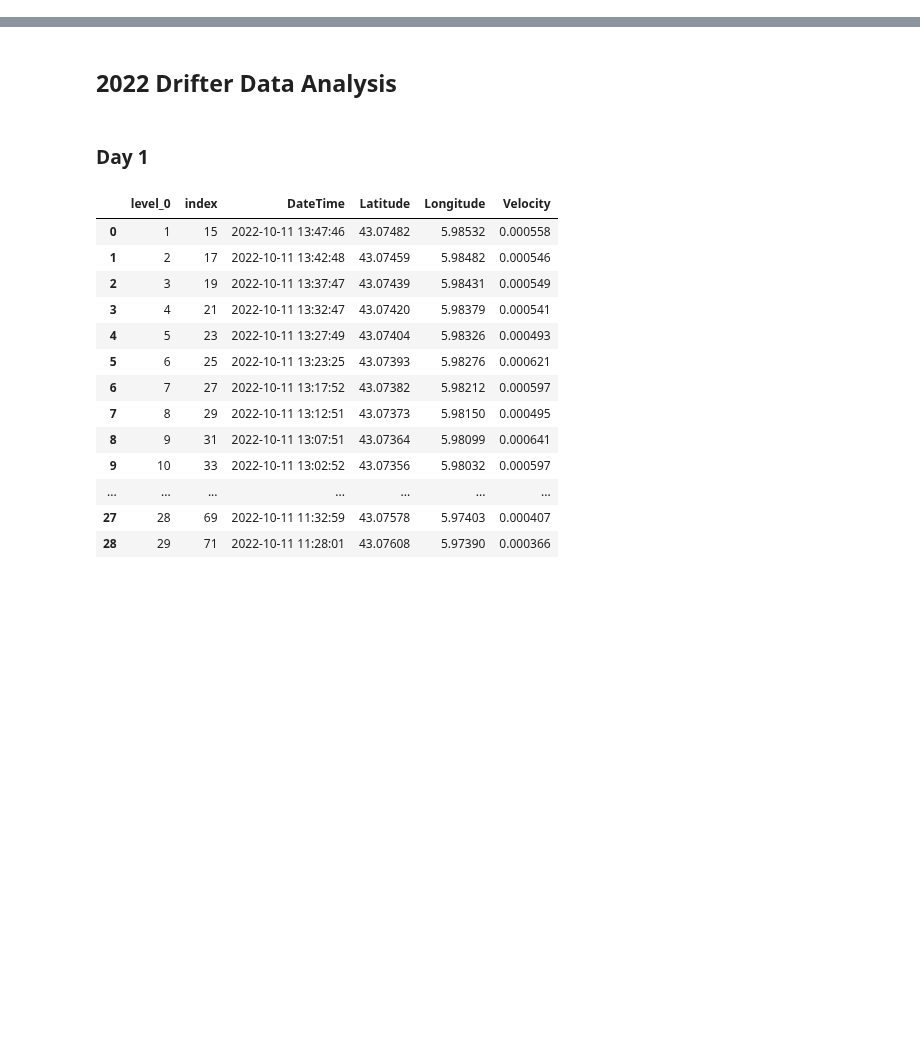
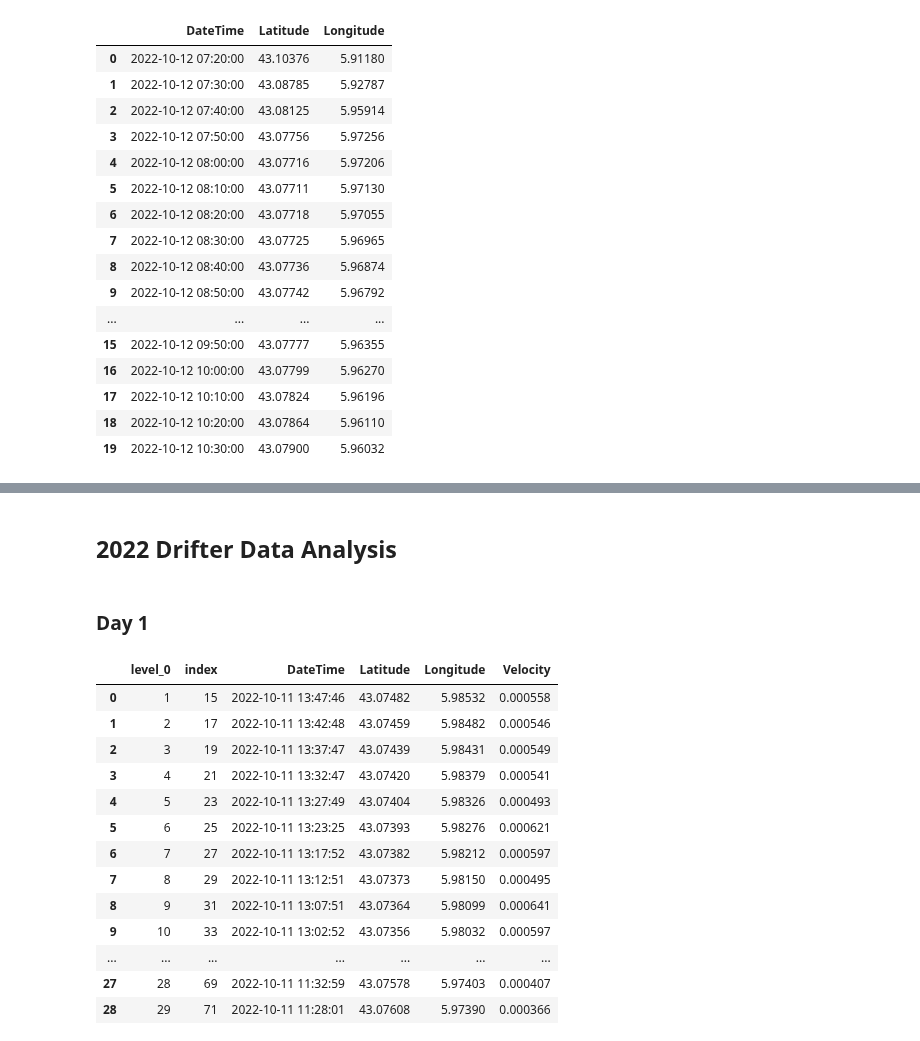
Before and after one commit to olanrewajufarooq/OceanographyAnalysis, a Jupyter notebook: Python/drifter.ipynb, the cells around one changed output, grey strips where cells are left out. Cells and saved outputs as stored; diff of their text form; code cells hidden in the pictures; blank space fills up the shorter version.

```diff
--- a/Python/drifter.ipynb
+++ b/Python/drifter.ipynb
@@ -323,7 +321,28 @@ class Drifters:
 # %%
 # Testing code
 working_dir = "Data/2022/Day2"
 D = Drifters("2022")
 D.read_data(f"{working_dir}/drifters/")
 D.read_logsheet(f"{working_dir}/drifters-logsheet.csv")
-# D.data["274"].head()
+
+key = "274"
+
+D.data[key]
+# %% [output]
+|  | DateTime | Latitude | Longitude |
+| 0 | 2022-10-12 07:20:00 | 43.10376 | 5.91180 |
+| 1 | 2022-10-12 07:30:00 | 43.08785 | 5.92787 |
+| 2 | 2022-10-12 07:40:00 | 43.08125 | 5.95914 |
+| 3 | 2022-10-12 07:50:00 | 43.07756 | 5.97256 |
+| 4 | 2022-10-12 08:00:00 | 43.07716 | 5.97206 |
+| 5 | 2022-10-12 08:10:00 | 43.07711 | 5.97130 |
+| 6 | 2022-10-12 08:20:00 | 43.07718 | 5.97055 |
+| 7 | 2022-10-12 08:30:00 | 43.07725 | 5.96965 |
+| 8 | 2022-10-12 08:40:00 | 43.07736 | 5.96874 |
+| 9 | 2022-10-12 08:50:00 | 43.07742 | 5.96792 |
+| ... | ... | ... | ... |
+| 15 | 2022-10-12 09:50:00 | 43.07777 | 5.96355 |
+| 16 | 2022-10-12 10:00:00 | 43.07799 | 5.96270 |
+| 17 | 2022-10-12 10:10:00 | 43.07824 | 5.96196 |
+| 18 | 2022-10-12 10:20:00 | 43.07864 | 5.96110 |
+| 19 | 2022-10-12 10:30:00 | 43.07900 | 5.96032 |
```
Also changed, not shown: parts of 9 cells of this notebook.
